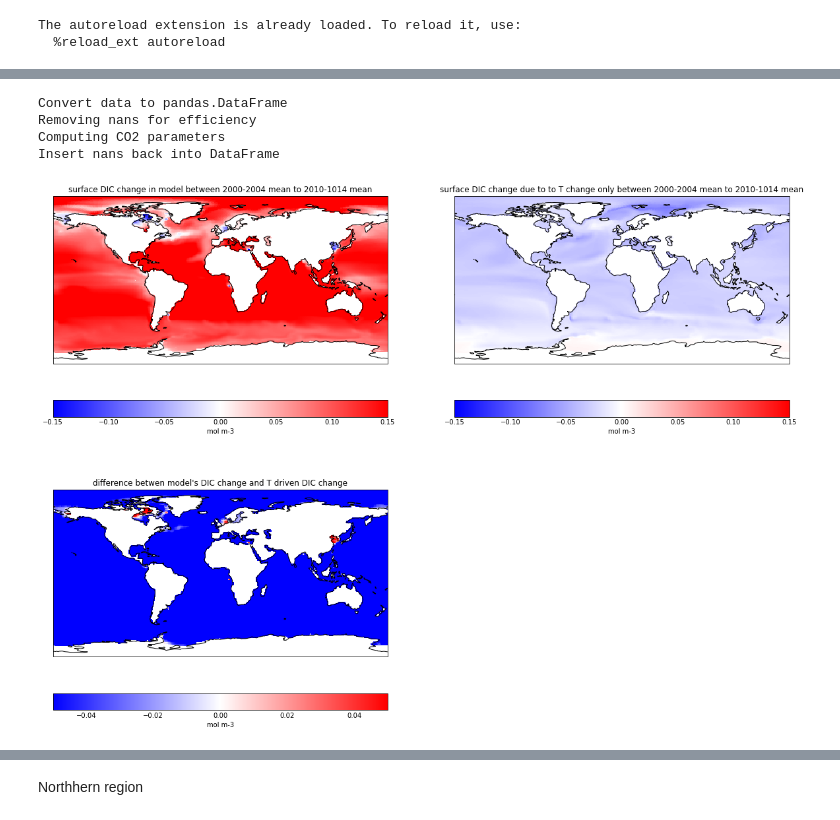
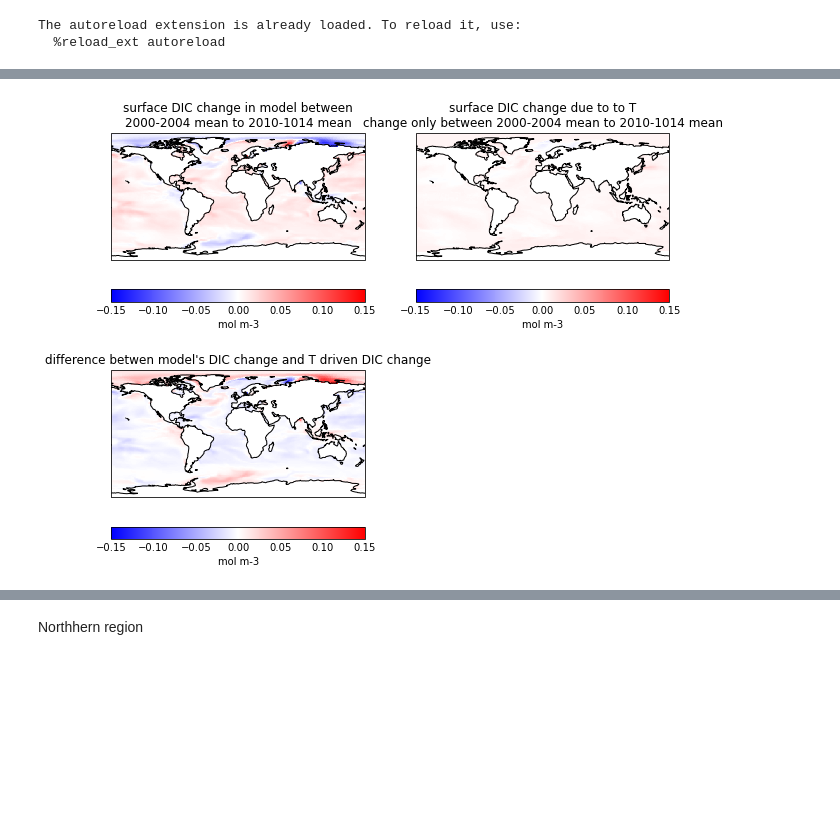
Before and after one commit to PaulHalloran/Jupiter_notebooks_halloran, a Jupyter notebook: alkalinit_driven_DIC_change.ipynb, the cells around one changed output, grey strips where cells are left out. Drawn from its saved outputs; the diff is of its cells as text; code cells hidden in the pictures; blank space fills up the shorter version.

```diff
--- a/alkalinit_driven_DIC_change.ipynb
+++ b/alkalinit_driven_DIC_change.ipynb
@@ -76,11 +76,11 @@ c_dissic = iris.load_cube(file3)
 c_talk = iris.load_cube(file4)
 c_spco2 = iris.load_cube(file5)
 
-# first_years = [2000,2004]
-# last_years = [2010,2014]
+first_years = [2000,2004]
+last_years = [2010,2014]
 
-first_years = [2000,2020]
-last_years = [2080,2100]
+# first_years = [2000,2020]
+# last_years = [2080,2100]
 
 #create an average of the first 5 years
 c_thetao_1 = extract_and_avg_yr_range(c_thetao,first_years[0],first_years[1])
@@ -178,43 +169,39 @@ df3 = co2sys(dic=None, alk=c_talk_data_1 * 1.0e3, pco2= c_spco2_data_1 * Pa_to_u
 TCO2 = df3.TCO2.values.reshape((330, 360))
 
 model_dissic_diff = (c_dissic_2[0] - c_dissic_1[0]).data
 model_dissic_diff_due_to_alk =(TCO2/1.0e3 - c_dissic_1[0].data)
 
 pcarree = ccrs.PlateCarree()
 
-fig = plt.figure(figsize=(20, 15))
+fig = plt.figure(figsize=(10, 8))
 gs = gridspec.GridSpec(2, 2)
 
 
 ax1 = plt.subplot(gs[0, 0], projection=pcarree)
 tmp_cube.data = model_dissic_diff
 new_cube, extent = iris.analysis.cartography.project(tmp_cube, pcarree,nx=400, ny=200)
 contour_result = qplt.pcolormesh(new_cube,vmin = -0.15,vmax=0.150,cmap='bwr')
 plt.gca().coastlines()
-ax1.set_title('surface DIC change in model between 2000-2004 mean to 2010-1014 mean')
+ax1.set_title('surface DIC change in model between\n2000-2004 mean to 2010-1014 mean')
 # fig.colorbar(contour_result, cax=ax1)
 
 ax2 = plt.subplot(gs[0, 1], projection=pcarree)
 tmp_cube.data = model_dissic_diff_due_to_alk
 new_cube, extent = iris.analysis.cartography.project(tmp_cube, pcarree,nx=400, ny=200)
 qplt.pcolormesh(new_cube,vmin = -0.150,vmax=0.150,cmap='bwr')
 plt.gca().coastlines()
-ax2.set_title('surface DIC change due to to T change only between 2000-2004 mean to 2010-1014 mean')
+ax2.set_title('surface DIC change due to to T\nchange only between 2000-2004 mean to 2010-1014 mean')
 
 ax3 = plt.subplot(gs[1, 0], projection=pcarree)
 tmp_cube.data = model_dissic_diff_due_to_alk - model_dissic_diff
 new_cube, extent = iris.analysis.cartography.project(tmp_cube, pcarree,nx=400, ny=200)
-qplt.pcolormesh(new_cube,vmin = -0.050,vmax=0.050,cmap='bwr')
+qplt.pcolormesh(new_cube,vmin = -0.150,vmax=0.150,cmap='bwr')
 plt.gca().coastlines()
 ax3.set_title("difference betwen model's DIC change and T driven DIC change" )
 
-plt.savefig('/Users/ph290/Downloads/ukesm_dic_change_T.png',dpi=300)
+plt.savefig('/Users/ph290/Downloads/ukesm_dic_change_T.png',dpi=600)
 # %% [output]
-Convert data to pandas.DataFrame
-Removing nans for efficiency
-Computing CO2 parameters
-Insert nans back into DataFrame
-[figure, old version]
+[figure, new version]
 # %%
 df3 = co2sys(dic=None, alk=c_talk_data_1 * 1.0e3, pco2= c_spco2_data_1 * Pa_to_uatm, fco2=None, pH=None,
     carb=None, bicarb=None, co2aq=None,
```
Also changed, not shown: parts of 6 cells of this notebook, 5 other files.
